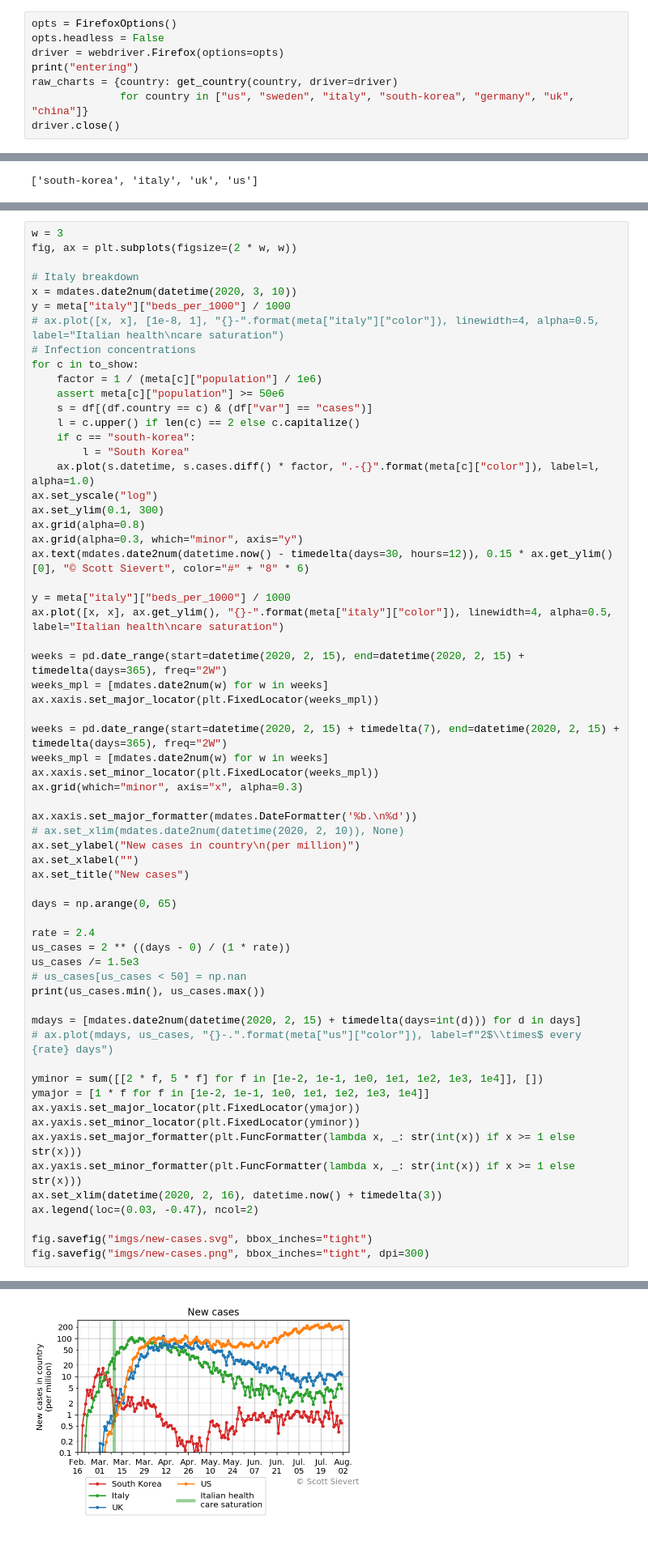
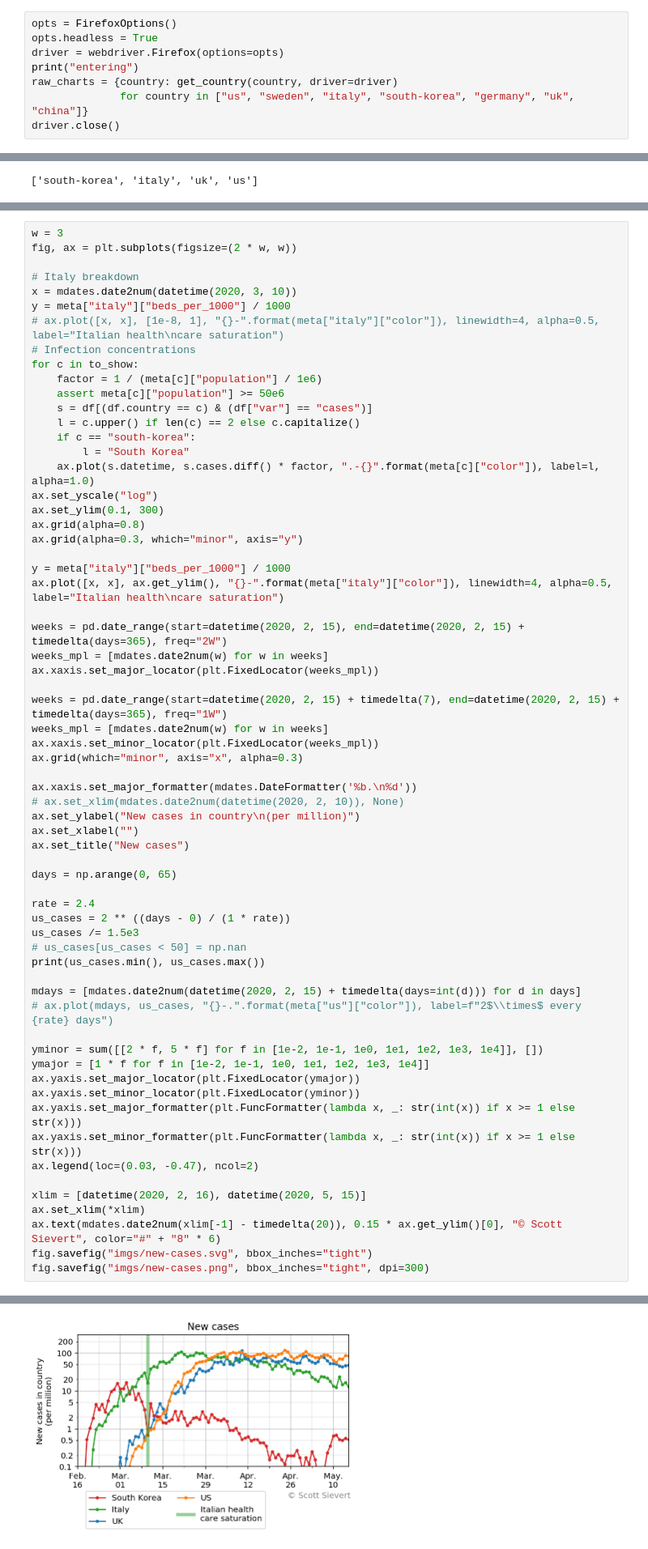
Before and after one commit to stsievert/covid-19, a Jupyter notebook: coronavirus.ipynb, the cells around one changed output, grey strips where cells are left out. Shown at 81% size. Drawn from its saved outputs; the diff is of its cells as text.

```diff
--- a/coronavirus.ipynb
+++ b/coronavirus.ipynb
@@ -18,7 +18,7 @@ def get_country(country, driver=None):
     return html
 # %%
 opts = FirefoxOptions()
-opts.headless = False
+opts.headless = True
 driver = webdriver.Firefox(options=opts)
 print("entering")
 raw_charts = {country: get_country(country, driver=driver)
@@ -336,7 +337,6 @@ ax.set_yscale("log")
 ax.set_ylim(0.1, 300)
 ax.grid(alpha=0.8)
 ax.grid(alpha=0.3, which="minor", axis="y")
-ax.text(mdates.date2num(datetime.now() - timedelta(days=30, hours=12)), 0.15 * ax.get_ylim()[0], "© Scott Sievert", color="#" + "8" * 6)
 
 y = meta["italy"]["beds_per_1000"] / 1000
 ax.plot([x, x], ax.get_ylim(), "{}-".format(meta["italy"]["color"]), linewidth=4, alpha=0.5, label="Italian health\ncare saturation")
@@ -345,42 +345,44 @@ weeks = pd.date_range(start=datetime(2020, 2, 15), end=datetime(2020, 2, 15) + t
 weeks_mpl = [mdates.date2num(w) for w in weeks]
 ax.xaxis.set_major_locator(plt.FixedLocator(weeks_mpl))
 
-weeks = pd.date_range(start=datetime(2020, 2, 15) + timedelta(7), end=datetime(2020, 2, 15) + timedelta(days=365), freq="2W")
+weeks = pd.date_range(start=datetime(2020, 2, 15) + timedelta(7), end=datetime(2020, 2, 15) + timedelta(days=365), freq="1W")
 weeks_mpl = [mdates.date2num(w) for w in weeks]
 ax.xaxis.set_minor_locator(plt.FixedLocator(weeks_mpl))
 ax.grid(which="minor", axis="x", alpha=0.3)
 
 ax.xaxis.set_major_formatter(mdates.DateFormatter('%b.\n%d'))
 # ax.set_xlim(mdates.date2num(datetime(2020, 2, 10)), None)
 ax.set_ylabel("New cases in country\n(per million)")
 ax.set_xlabel("")
 ax.set_title("New cases")
 
 days = np.arange(0, 65)
 
 rate = 2.4
 us_cases = 2 ** ((days - 0) / (1 * rate))
 us_cases /= 1.5e3
 # us_cases[us_cases < 50] = np.nan
 print(us_cases.min(), us_cases.max())
 
 mdays = [mdates.date2num(datetime(2020, 2, 15) + timedelta(days=int(d))) for d in days]
 # ax.plot(mdays, us_cases, "{}-.".format(meta["us"]["color"]), label=f"2$\\times$ every {rate} days")
 
 yminor = sum([[2 * f, 5 * f] for f in [1e-2, 1e-1, 1e0, 1e1, 1e2, 1e3, 1e4]], [])
 ymajor = [1 * f for f in [1e-2, 1e-1, 1e0, 1e1, 1e2, 1e3, 1e4]]
 ax.yaxis.set_major_locator(plt.FixedLocator(ymajor))
 ax.yaxis.set_minor_locator(plt.FixedLocator(yminor))
 ax.yaxis.set_major_formatter(plt.FuncFormatter(lambda x, _: str(int(x)) if x >= 1 else str(x)))
 ax.yaxis.set_minor_formatter(plt.FuncFormatter(lambda x, _: str(int(x)) if x >= 1 else str(x)))
-ax.set_xlim(datetime(2020, 2, 16), datetime.now() + timedelta(3))
 ax.legend(loc=(0.03, -0.47), ncol=2)
 
+xlim = [datetime(2020, 2, 16), datetime(2020, 5, 15)]
+ax.set_xlim(*xlim)
+ax.text(mdates.date2num(xlim[-1] - timedelta(20)), 0.15 * ax.get_ylim()[0], "© Scott Sievert", color="#" + "8" * 6)
 fig.savefig("imgs/new-cases.svg", bbox_inches="tight")
 fig.savefig("imgs/new-cases.png", bbox_inches="tight", dpi=300)
 # %% [output]
 0.0006666666666666666 71019.12087332728
-[figure, old version]
+[figure, new version]
 # %%
 w = 3
 fig, ax = plt.subplots(figsize=(2 * w, w))
```
Also changed, not shown: parts of 8 cells of this notebook, 29 other files.
